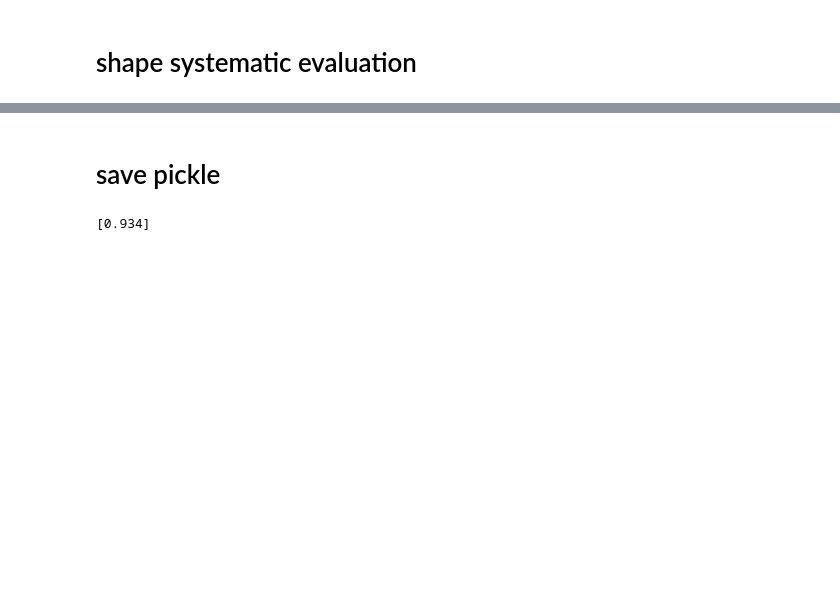
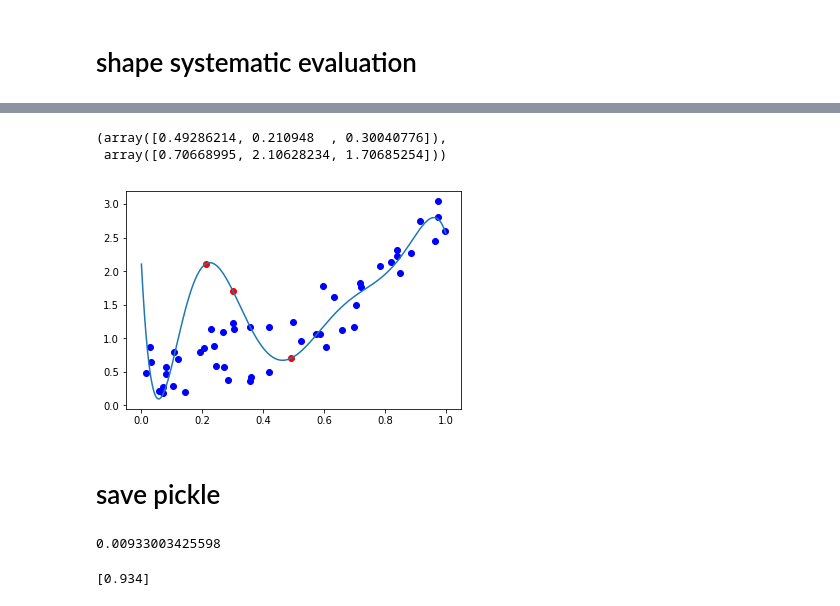
Before and after one commit to mgatti29/CORE, a Jupyter notebook: Compute_systematics.ipynb, the cells around one changed output, grey strips where cells are left out. Saved outputs shown, nothing was run; the diff lists cells and outputs as text; code cells hidden in the pictures; blank space fills up the shorter version.

```diff
--- a/Compute_systematics.ipynb
+++ b/Compute_systematics.ipynb
@@ -868,5 +1379,37 @@ for i in range(3):
+# %%
+xf, yf
+# %% [output]
+(array([0.49286214, 0.210948  , 0.30040776]),
+ array([0.70668995, 2.10628234, 1.70685254]))
+# %%
+n, d, f = 50, 8, 3
+x = np.random.rand(n)
+xf = np.random.rand(f)
+poly = np.polynomial.Polynomial(np.random.rand(d + 1))
+y = poly(x) + np.random.rand(n) - 0.5
+yf = np.random.uniform(np.min(y), np.max(y), size=(f,))
+params = polyfit_with_fixed_points(d, x , y, xf, yf)
+poly = np.polynomial.Polynomial(params)
+xx = np.linspace(0, 1, 1000)
+plt.plot(x, y, 'bo')
+plt.plot(xf, yf, 'ro')
+plt.plot(xx, poly(xx), '-')
+plt.show()
+# %% [output]
+[figure, added]
 # %% [markdown]
 # save pickle
+# %%
+import timeit
+t1 = timeit.default_timer()
+
+
+data_vect = copy.copy(save_all['runs'][2])
+data_vect_eboss = copy.copy(save_all_eboss['runs'][0])
+
+print timeit.default_timer()-t1
+# %% [output]
+0.00933003425598
 # %%
 
 data_vect = copy.copy(save_all['runs'][2])
```
Also changed, not shown: parts of 15 cells of this notebook.
